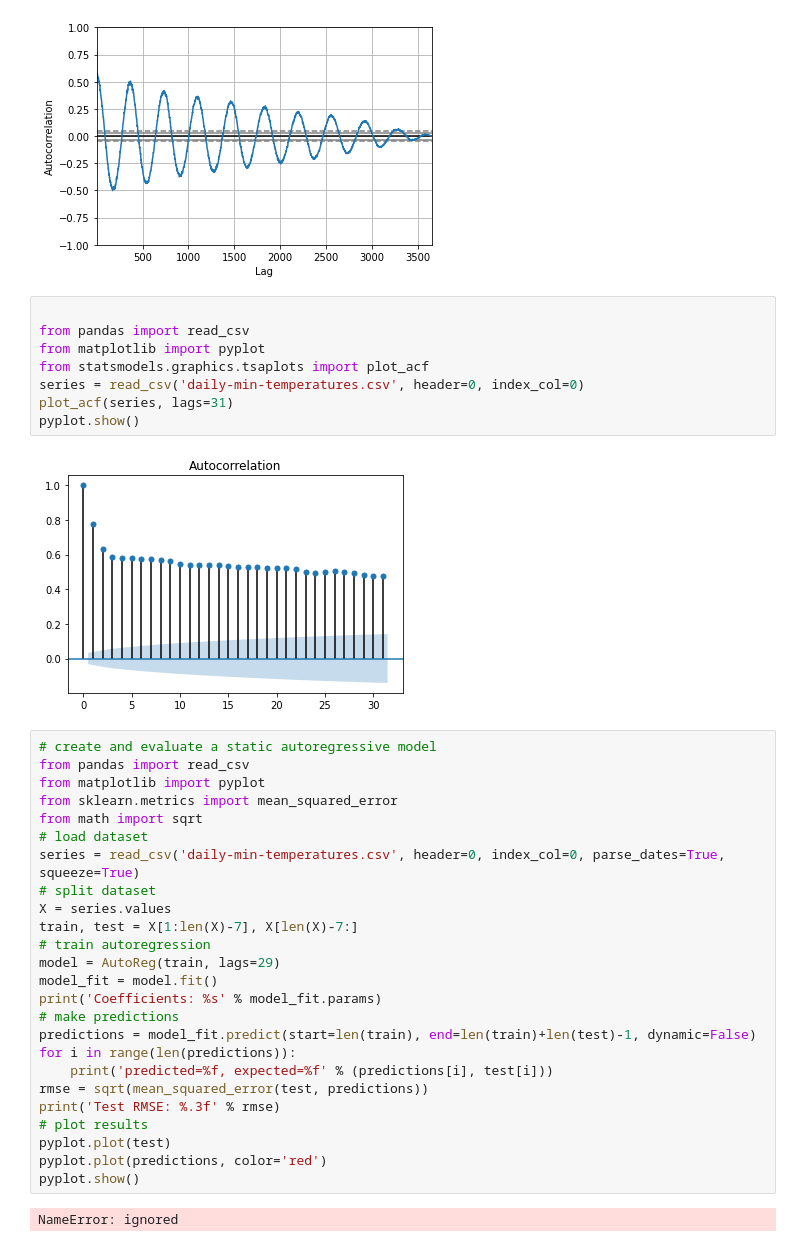
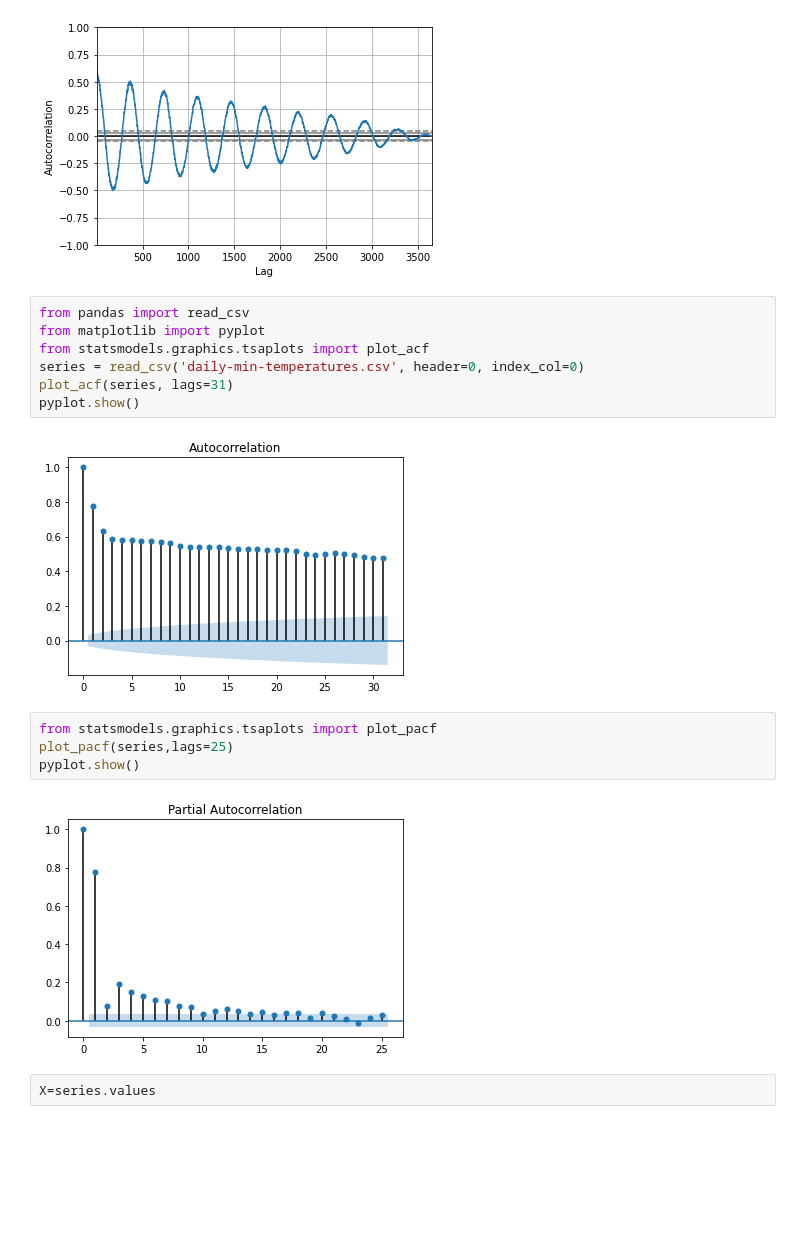
Before and after one commit to JumanaRahim/TSA, a Jupyter notebook: Untitled14.ipynb, the cells around one changed output. Saved outputs shown, nothing was run; the diff lists cells and outputs as text; blank space fills up the shorter version.

```diff
--- a/Untitled14.ipynb
+++ b/Untitled14.ipynb
@@ -52,7 +77,6 @@ pyplot.show()
 # %% [output]
 [figure]
 # %%
-
 from pandas import read_csv
 from matplotlib import pyplot
 from statsmodels.graphics.tsaplots import plot_acf
@@ -61,30 +85,11 @@ plot_acf(series, lags=31)
 pyplot.show()
 # %% [output]
 [figure]
-# %%
-# create and evaluate a static autoregressive model
-from pandas import read_csv
-from matplotlib import pyplot
-from sklearn.metrics import mean_squared_error
-from math import sqrt
-# load dataset
-series = read_csv('daily-min-temperatures.csv', header=0, index_col=0, parse_dates=True, squeeze=True)
-# split dataset
-X = series.values
-train, test = X[1:len(X)-7], X[len(X)-7:]
-# train autoregression
-model = AutoReg(train, lags=29)
-model_fit = model.fit()
-print('Coefficients: %s' % model_fit.params)
-# make predictions
-predictions = model_fit.predict(start=len(train), end=len(train)+len(test)-1, dynamic=False)
-for i in range(len(predictions)):
-	print('predicted=%f, expected=%f' % (predictions[i], test[i]))
-rmse = sqrt(mean_squared_error(test, predictions))
-print('Test RMSE: %.3f' % rmse)
-# plot results
-pyplot.plot(test)
-pyplot.plot(predictions, color='red')
-pyplot.show()
-# %% [output]
-NameError: ignored
+# %%
+from statsmodels.graphics.tsaplots import plot_pacf
+plot_pacf(series,lags=25)
+pyplot.show()
+# %% [output]
+[figure, added]
+# %%
+X=series.values
```
Also changed, not shown: parts of 15 cells of this notebook.
